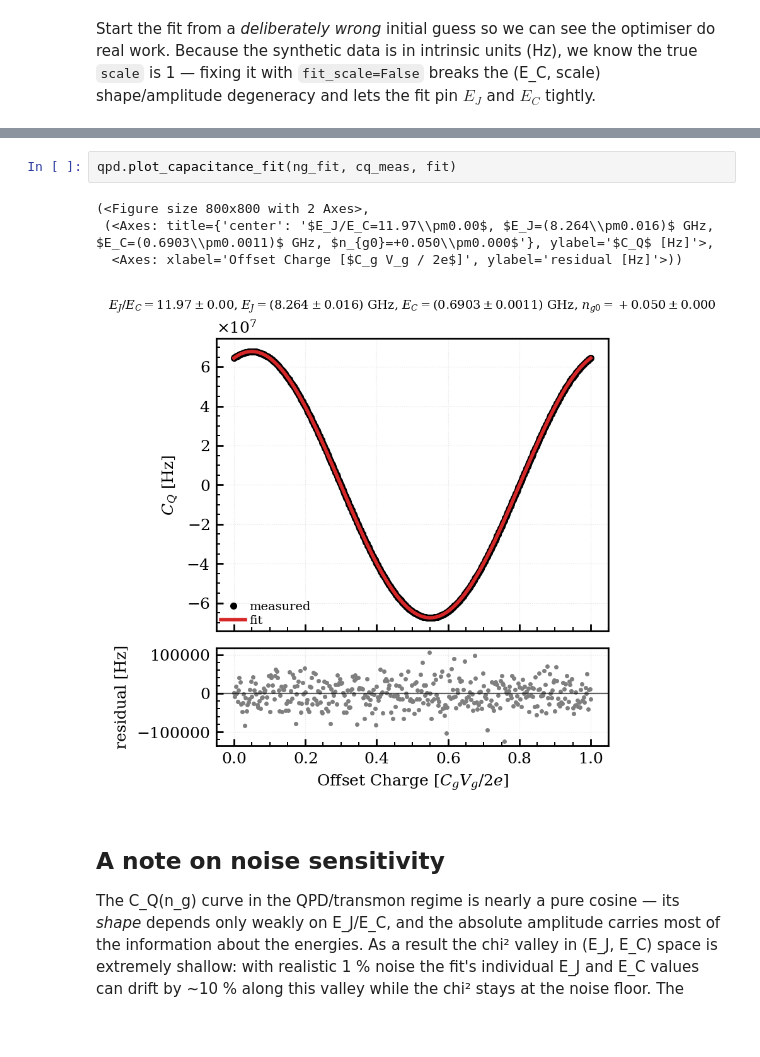
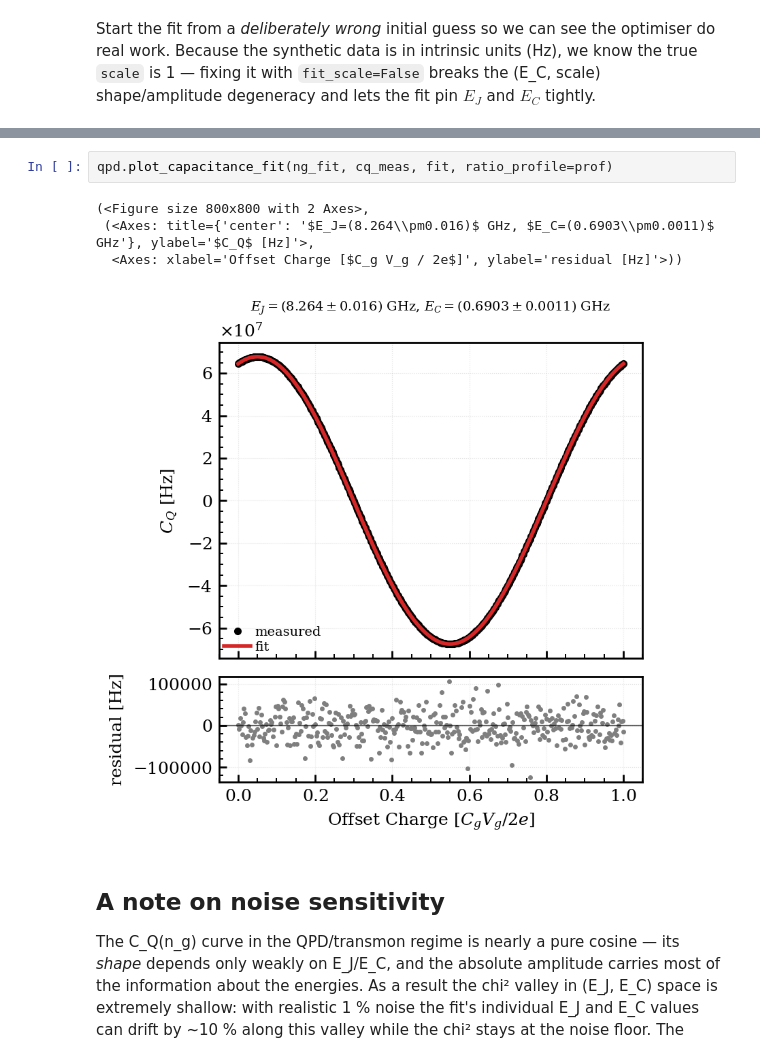
Before and after one commit to WashU-Astroparticle-Lab/qpd, a Jupyter notebook: notebooks/quantum_capacitance.ipynb, the cells around one changed output, grey strips where cells are left out. Cells and saved outputs as stored; diff of their text form; blank space fills up the shorter version.

```diff
--- a/notebooks/quantum_capacitance.ipynb
+++ b/notebooks/quantum_capacitance.ipynb
@@ -219,10 +228,10 @@ ej_ec_ratio     11.973  0.0048      0.17    11.993
 # %%
-qpd.plot_capacitance_fit(ng_fit, cq_meas, fit)
+qpd.plot_capacitance_fit(ng_fit, cq_meas, fit, ratio_profile=prof)
 # %% [output]
 (<Figure size 800x800 with 2 Axes>,
- (<Axes: title={'center': '$E_J/E_C=11.97\\pm0.00$, $E_J=(8.264\\pm0.016)$ GHz, $E_C=(0.6903\\pm0.0011)$ GHz, $n_{g0}=+0.050\\pm0.000$'}, ylabel='$C_Q$ [Hz]'>,
+ (<Axes: title={'center': '$E_J=(8.264\\pm0.016)$ GHz, $E_C=(0.6903\\pm0.0011)$ GHz'}, ylabel='$C_Q$ [Hz]'>,
   <Axes: xlabel='Offset Charge [$C_g V_g / 2e$]', ylabel='residual [Hz]'>))
-[figure, old version]
+[figure, new version]
 # %% [markdown]
 ## A note on noise sensitivity
 
```
Also changed, not shown: parts of 9 cells of this notebook, 1 other file.
